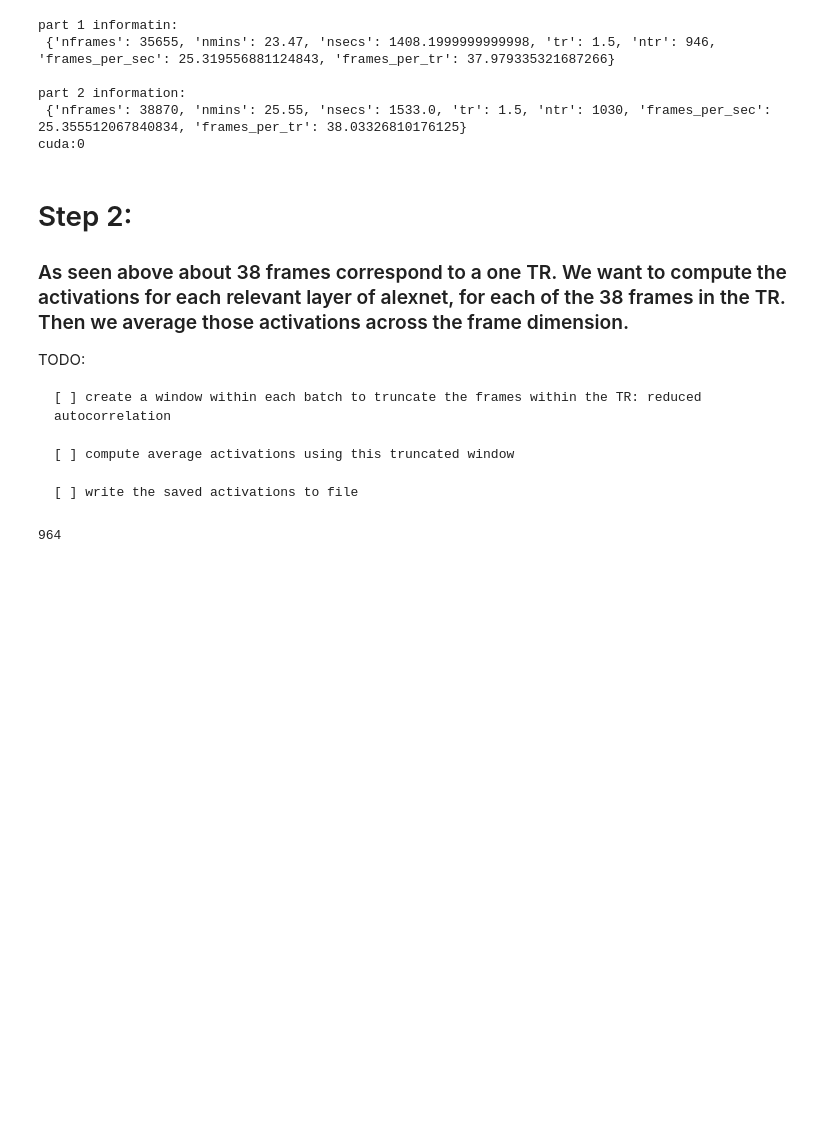
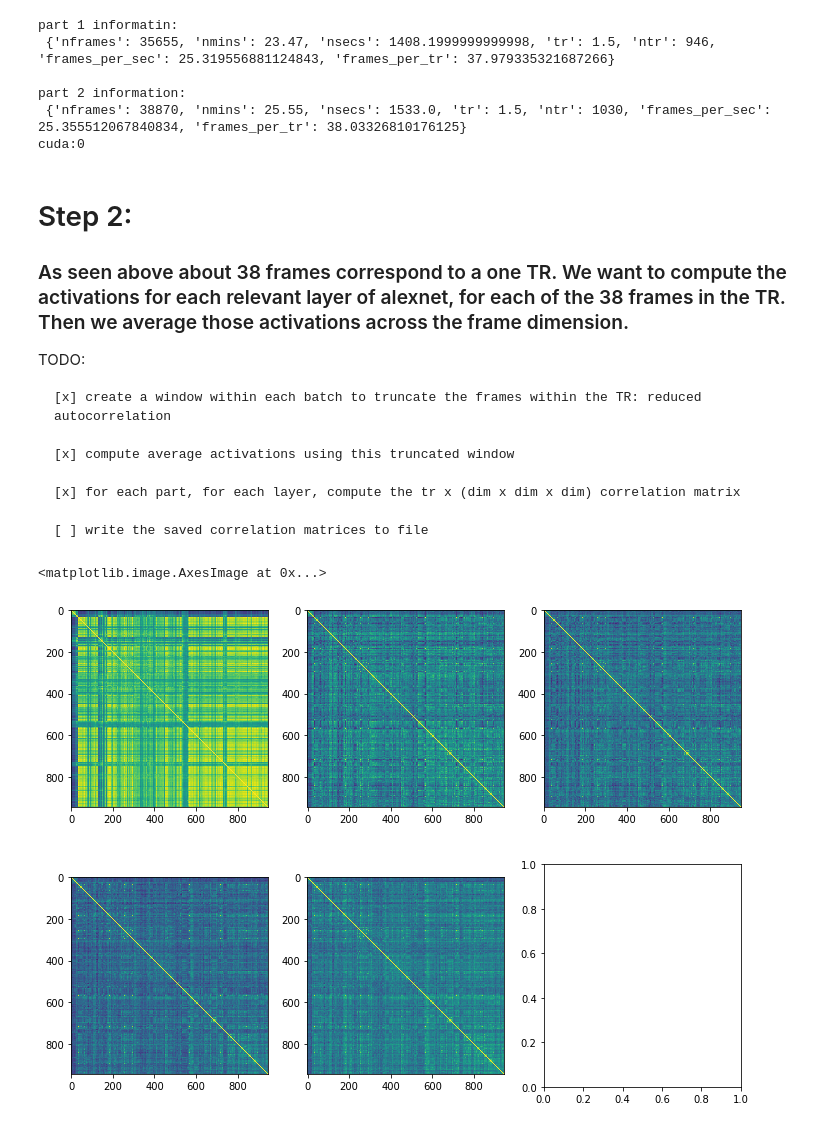
Before and after one commit to YSanchezAraujo/rsa-DNNs-fMRI, a Jupyter notebook: code/sandbox/firststeps.ipynb, the cells around one changed output. Saved outputs shown, nothing was run; the diff lists cells and outputs as text; code cells hidden in the pictures; blank space fills up the shorter version.

```diff
--- a/code/sandbox/firststeps.ipynb
+++ b/code/sandbox/firststeps.ipynb
@@ -56,7 +58,7 @@ files2 = list(sort_files(files2))
 assert int(files1[-1].split("_")[-1].split(".")[0]) == PART1_INFO["nframes"]
 assert int(files2[-1].split("_")[-1].split(".")[0]) == PART2_INFO["nframes"]
 
-BATCH_SIZE = 37
+BATCH_SIZE = 37.5
 LAYERS = (1, 4, 7, 9, 11)
 
 device = torch.device("cuda:0" if torch.cuda.is_available() else "cpu")
@@ -76,21 +78,24 @@ cuda:0
 
 TODO:
 
-    [ ] create a window within each batch to truncate the frames within the TR: reduced autocorrelation
+    [x] create a window within each batch to truncate the frames within the TR: reduced autocorrelation
 
-    [ ] compute average activations using this truncated window
+    [x] compute average activations using this truncated window
 
-    [ ] write the saved activations to file
+    [x] for each part, for each layer, compute the tr x (dim x dim x dim) correlation matrix
+
+    [ ] write the saved correlation matrices to file
 # %%
-# this takes around 4 and a half minutes
+# this takes ~ 4 minutes
 with torch.no_grad():
     alexnet = models.alexnet(pretrained=True).eval().to(device)
-    batch_vals = {}
+    batch_vals = OrderedDict()
 
-    for idx, batch in enumerate(gen_batch(range(PART1_INFO["nframes"]), BATCH_SIZE)):
+    #for idx, batch in enumerate(gen_batch(range(PART2_INFO["nframes"]), BATCH_SIZE)):
+    for idx, batch in tqdm(enumerate(gen_ranges(BATCH_SIZE, PART1_INFO["ntr"], 27))):
         batch_vals[f"batch_{idx}"] = {l:0 for l in LAYERS}
 
-        # iterating over all ~ 37 - 38 frames
+        # iterating over all 37
         for frame_index in batch:
             img = process_img(files1[frame_index], unsqueeze=True)
             activations = all_acts(img.to(device), alexnet)
@@ -104,7 +109,26 @@ with torch.no_grad():
         # move arrays from GPU to cpu to wherever it is usually stored (on the heap?)
         for key in activations.keys():
             batch_vals[f"batch_{idx}"][key] = batch_vals[f"batch_{idx}"][key].cpu().detach().numpy()
-# %%
-len(batch_vals.keys())
-# %% [output]
-964
+# %%
+# extract the "time series" of activations
+layer1_tr_acts = np.vstack([batch_vals["batch_{}".format(i)][1] for i in range(PART1_INFO["ntr"])])
+layer4_tr_acts = np.vstack([batch_vals["batch_{}".format(i)][4] for i in range(PART1_INFO["ntr"])])
+layer7_tr_acts = np.vstack([batch_vals["batch_{}".format(i)][7] for i in range(PART1_INFO["ntr"])])
+layer9_tr_acts = np.vstack([batch_vals["batch_{}".format(i)][9] for i in range(PART1_INFO["ntr"])])
+layer11_tr_acts = np.vstack([batch_vals["batch_{}".format(i)][11] for i in range(PART1_INFO["ntr"])])
+# %%
+c1 = correlation_mat(layer1_tr_acts)
+c4 = correlation_mat(layer4_tr_acts)
+c7 = correlation_mat(layer7_tr_acts)
+c9 = correlation_mat(layer9_tr_acts)
+c11 = correlation_mat(layer11_tr_acts)
+# %%
+fig, ax = plt.subplots(nrows=2, ncols=3, figsize=(12, 9))
+ax[0, 0].imshow(c1)
+ax[0, 1].imshow(c4)
+ax[0, 2].imshow(c7)
+ax[1, 0].imshow(c9)
+ax[1, 1].imshow(c11)
+# %% [output]
+<matplotlib.image.AxesImage at 0x...>
+[figure, added]
```
Also changed, not shown: parts of 1 cell of this notebook.
